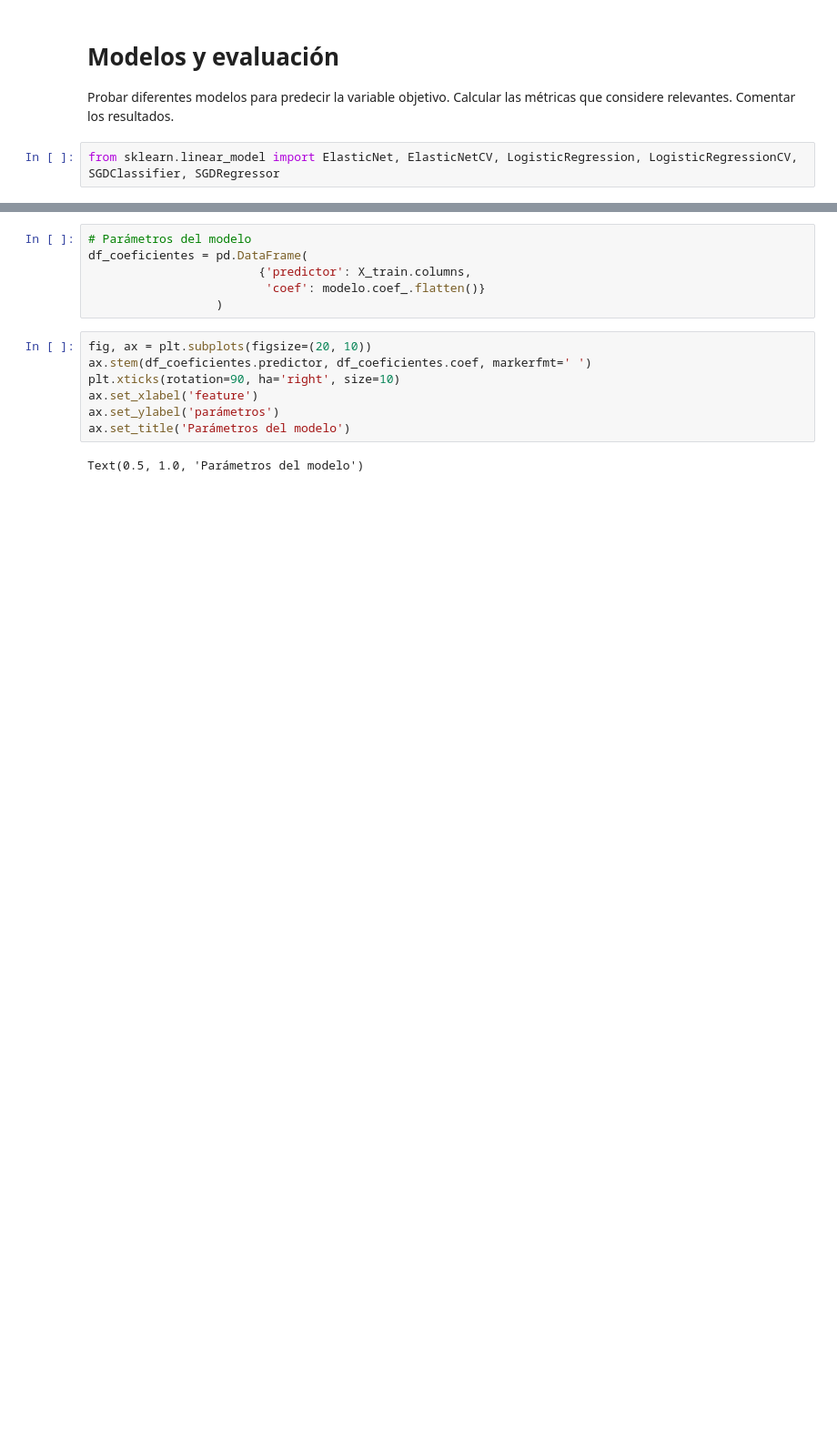
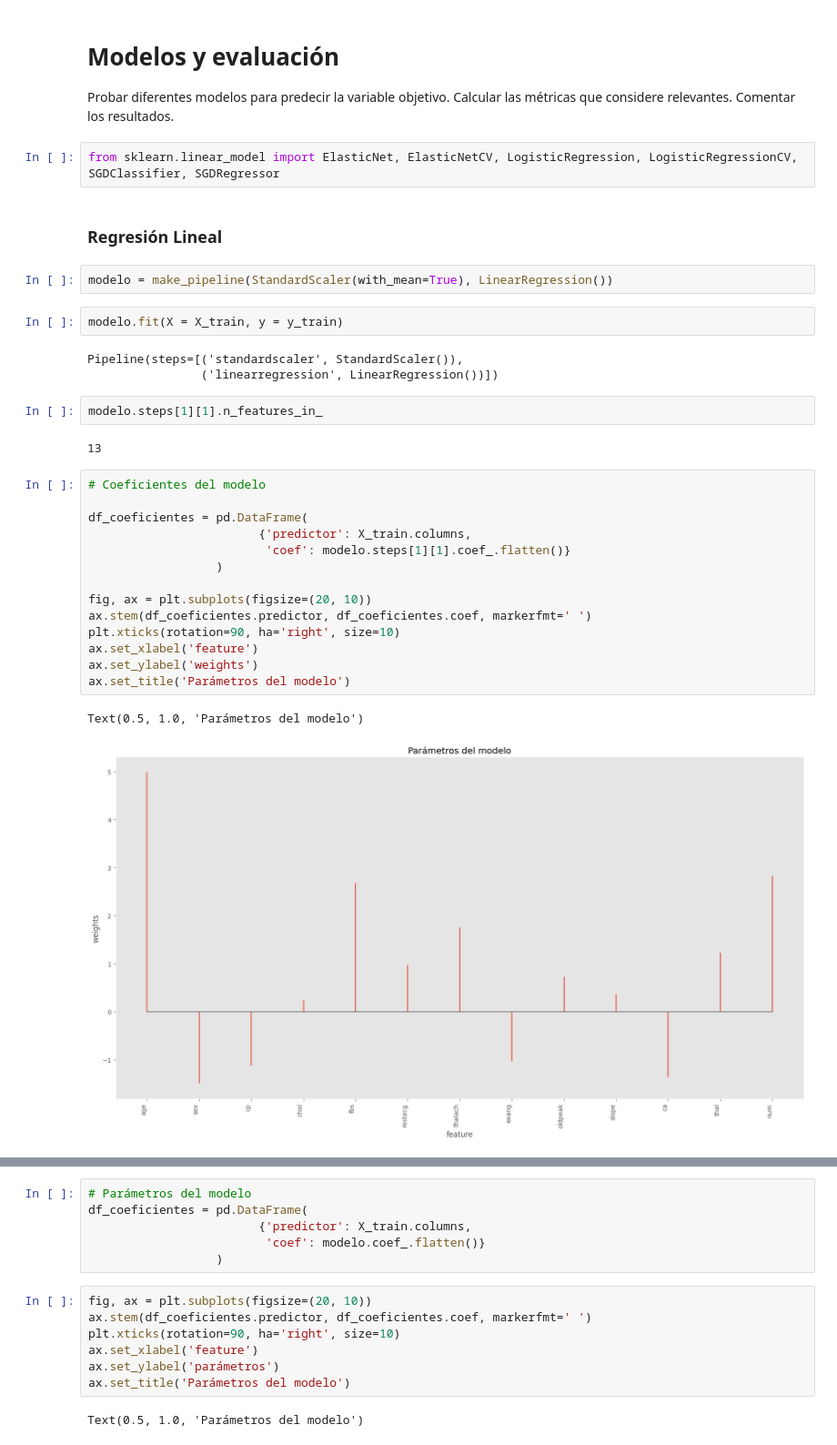
Before and after one commit to SaEsteva/intro_ia, a Jupyter notebook: tp_integrador_enunciado/template_tp_integrador_dataset.ipynb, the cells around one changed output, grey strips where cells are left out. Shown at 91% size. Saved outputs shown, nothing was run; the diff lists cells and outputs as text; blank space fills up the shorter version.

```diff
--- a/tp_integrador_enunciado/template_tp_integrador_dataset.ipynb
+++ b/tp_integrador_enunciado/template_tp_integrador_dataset.ipynb
@@ -433,3 +419,33 @@ Text(0.5, 1.0, 'HAR - PCA projection 2D')
 Probar diferentes modelos para predecir la variable objetivo. Calcular las métricas que considere relevantes. Comentar los resultados.
 # %%
 from sklearn.linear_model import ElasticNet, ElasticNetCV, LogisticRegression, LogisticRegressionCV, SGDClassifier, SGDRegressor
+# %% [markdown]
+### Regresión Lineal
+# %%
+modelo = make_pipeline(StandardScaler(with_mean=True), LinearRegression())
+# %%
+modelo.fit(X = X_train, y = y_train)
+# %% [output]
+Pipeline(steps=[('standardscaler', StandardScaler()),
+                ('linearregression', LinearRegression())])
+# %%
+modelo.steps[1][1].n_features_in_
+# %% [output]
+13
+# %%
+# Coeficientes del modelo
+
+df_coeficientes = pd.DataFrame(
+                        {'predictor': X_train.columns,
+                         'coef': modelo.steps[1][1].coef_.flatten()}
+                  )
+
+fig, ax = plt.subplots(figsize=(20, 10))
+ax.stem(df_coeficientes.predictor, df_coeficientes.coef, markerfmt=' ')
+plt.xticks(rotation=90, ha='right', size=10)
+ax.set_xlabel('feature')
+ax.set_ylabel('weights')
+ax.set_title('Parámetros del modelo')
+# %% [output]
+Text(0.5, 1.0, 'Parámetros del modelo')
+[figure, added]
```
Also changed, not shown: parts of 39 cells of this notebook, 1 other file.
